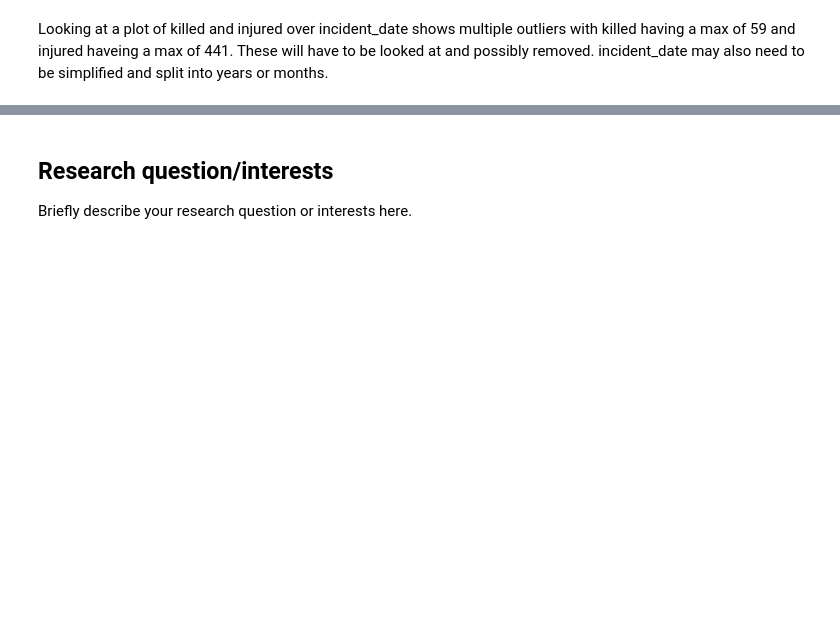
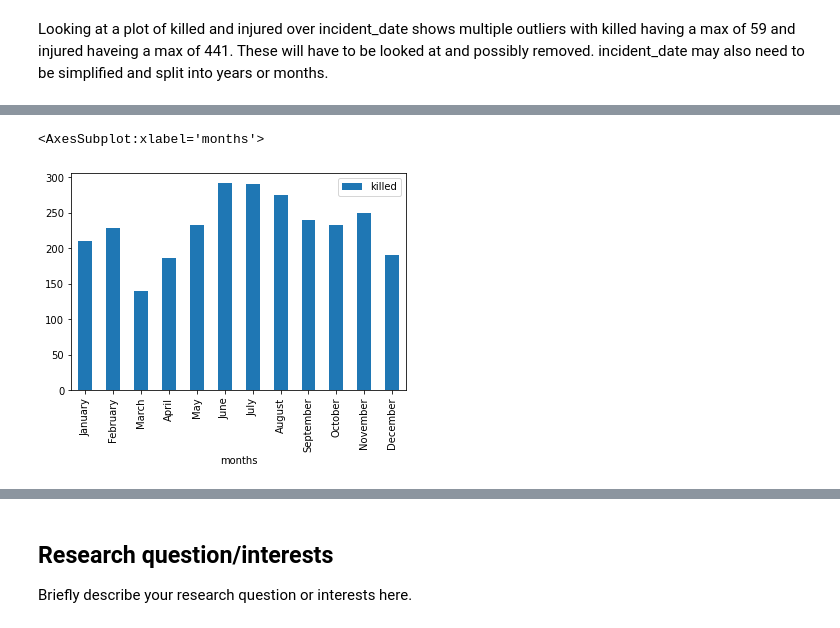
Before and after one commit to ubco-W2022T1-cosc301/project-group39, a Jupyter notebook: notebooks/analysis3.ipynb, the cells around one changed output, grey strips where cells are left out. Drawn from its saved outputs; the diff is of its cells as text; code cells hidden in the pictures; blank space fills up the shorter version.

Commit message:
added functions to sum columns based on months

```diff
--- a/notebooks/analysis3.ipynb
+++ b/notebooks/analysis3.ipynb
@@ -70,3 +58,41 @@ def clean_df(playlist):
     return df_cleaned# Get df with reclassfied 'condition' column
 
 df_cleaned = clean_df(df)
+# %%
+## df_january = df_cleaned[df_cleaned['month'] == 'January']
+#df_february = df_cleaned[df_cleaned['month'] == 'February']
+#df_march = df_cleaned[df_cleaned['month'] == 'March']
+#df_april = df_cleaned[df_cleaned['month'] == 'April']
+#df_may = df_cleaned[df_cleaned['month'] == 'May']
+#df_june = df_cleaned[df_cleaned['month'] == 'June']
+#df_july = df_cleaned[df_cleaned['month'] == 'July']
+#df_august = df_cleaned[df_cleaned['month'] == 'August']
+#df_september = df_cleaned[df_cleaned['month'] == 'September']
+#df_october = df_cleaned[df_cleaned['month'] == 'October']
+#df_november = df_cleaned[df_cleaned['month'] == 'November']
+#df_december = df_cleaned[df_cleaned['month'] == 'December']
+
+#df_months = [df_january, df_february, df_march, df_april, df_may, df_june, df_july, df_august, df_september, df_october, df_november, df_december]
+
+
+def sum_month(df, col):
+
+    months = ['January','February','March','April','May','June','July','August','September','October','November','December']
+
+    df_mv = pd.DataFrame(months, columns=['months'])
+
+    for m in months:
+        df_mv.at[months.index(m), col] = df[df['month'] == m][col].sum()
+    return df_mv
+
+df_months = sum_month(df_cleaned, "killed")
+
+df_months.plot(kind = 'bar', x = 'months', y = 'killed')
+
+
+
+#prints the sum of a column
+#print(df_months)
+# %% [output]
+<AxesSubplot:xlabel='months'>
+[figure, added]
```
Also changed, not shown: parts of 4 cells of this notebook.
